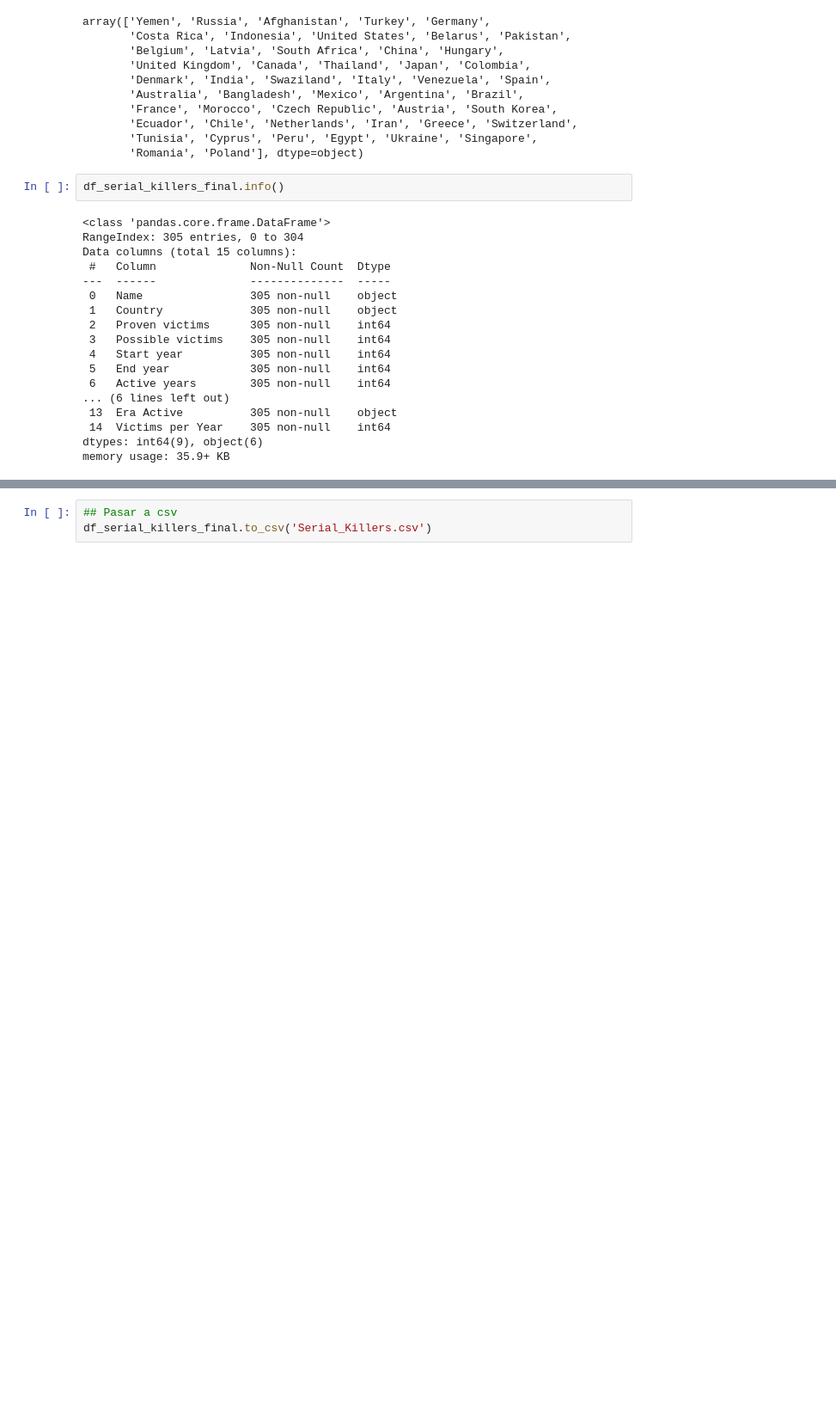
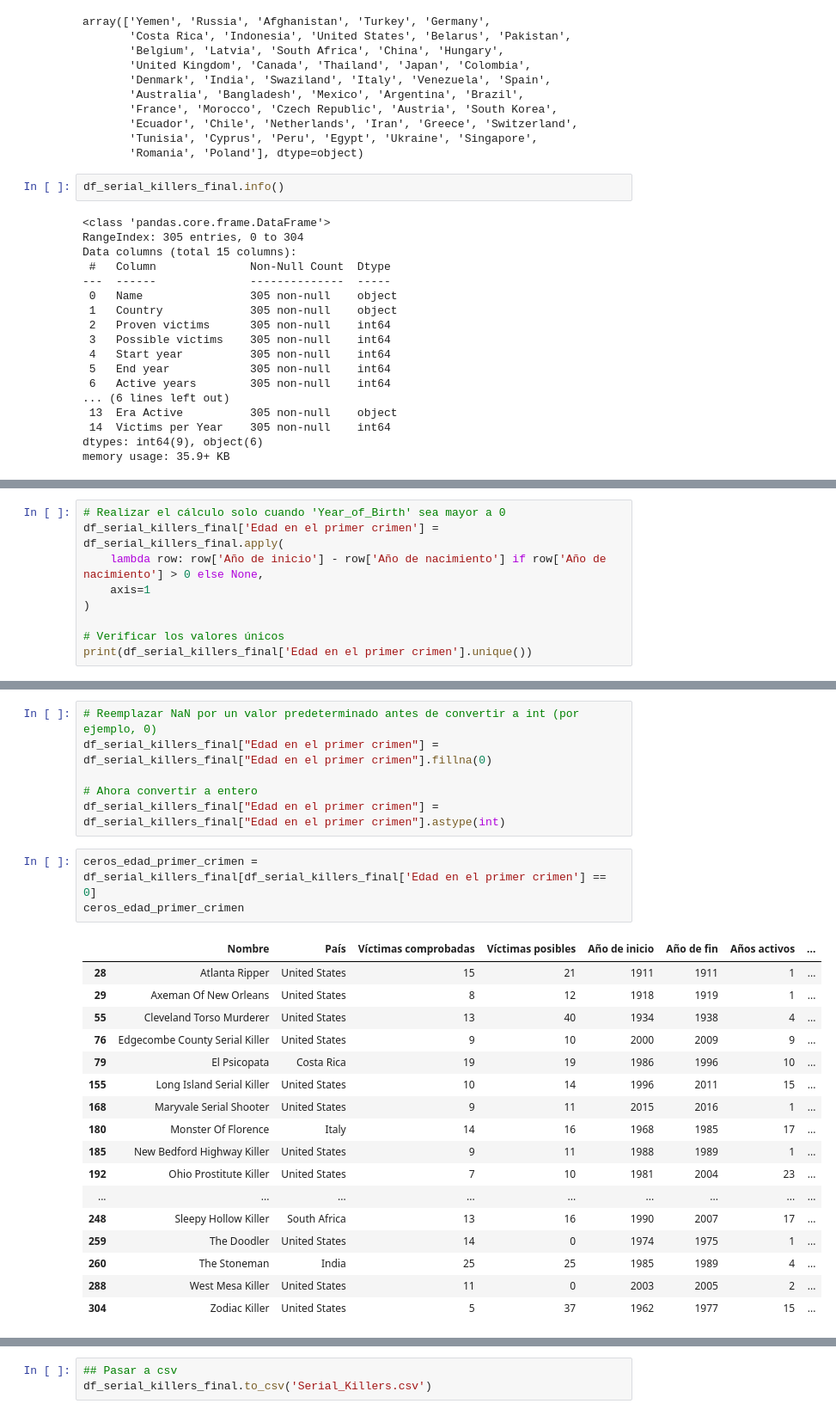
Before and after one commit to Ariana-Papantonio/promoK-modulo4-sprint2-pair-programming-rosana-ariana, a Jupyter notebook: EDA_serial_killers.ipynb, the cells around one changed output, grey strips where cells are left out. Shown: that part at 86% size. Drawn from its saved outputs; the diff is of its cells as text; blank space fills up the shorter version.

```diff
--- a/EDA_serial_killers.ipynb
+++ b/EDA_serial_killers.ipynb
@@ -1732,0 +1781,9 @@ memory usage: 35.9+ KB
+# %%
+# Realizar el cálculo solo cuando 'Year_of_Birth' sea mayor a 0
+df_serial_killers_final['Edad en el primer crimen'] = df_serial_killers_final.apply(
+    lambda row: row['Año de inicio'] - row['Año de nacimiento'] if row['Año de nacimiento'] > 0 else None,
+    axis=1
+)
+
+# Verificar los valores únicos
+print(df_serial_killers_final['Edad en el primer crimen'].unique())
@@ -1732,0 +1806,27 @@ memory usage: 35.9+ KB
+# %%
+# Reemplazar NaN por un valor predeterminado antes de convertir a int (por ejemplo, 0)
+df_serial_killers_final["Edad en el primer crimen"] = df_serial_killers_final["Edad en el primer crimen"].fillna(0)
+
+# Ahora convertir a entero
+df_serial_killers_final["Edad en el primer crimen"] = df_serial_killers_final["Edad en el primer crimen"].astype(int)
+# %%
+ceros_edad_primer_crimen =  df_serial_killers_final[df_serial_killers_final['Edad en el primer crimen'] == 0]
+ceros_edad_primer_crimen
+# %% [output]
+|  | Nombre | País | Víctimas comprobadas | Víctimas posibles | Año de inicio | Año de fin | Años activos | ... |
+| 28 | Atlanta Ripper | United States | 15 | 21 | 1911 | 1911 | 1 | ... |
+| 29 | Axeman Of New Orleans | United States | 8 | 12 | 1918 | 1919 | 1 | ... |
+| 55 | Cleveland Torso Murderer | United States | 13 | 40 | 1934 | 1938 | 4 | ... |
+| 76 | Edgecombe County Serial Killer | United States | 9 | 10 | 2000 | 2009 | 9 | ... |
+| 79 | El Psicopata | Costa Rica | 19 | 19 | 1986 | 1996 | 10 | ... |
+| 155 | Long Island Serial Killer | United States | 10 | 14 | 1996 | 2011 | 15 | ... |
+| 168 | Maryvale Serial Shooter | United States | 9 | 11 | 2015 | 2016 | 1 | ... |
+| 180 | Monster Of Florence | Italy | 14 | 16 | 1968 | 1985 | 17 | ... |
+| 185 | New Bedford Highway Killer | United States | 9 | 11 | 1988 | 1989 | 1 | ... |
+| 192 | Ohio Prostitute Killer | United States | 7 | 10 | 1981 | 2004 | 23 | ... |
+| ... | ... | ... | ... | ... | ... | ... | ... | ... |
+| 248 | Sleepy Hollow Killer | South Africa | 13 | 16 | 1990 | 2007 | 17 | ... |
+| 259 | The Doodler | United States | 14 | 0 | 1974 | 1975 | 1 | ... |
+| 260 | The Stoneman | India | 25 | 25 | 1985 | 1989 | 4 | ... |
+| 288 | West Mesa Killer | United States | 11 | 0 | 2003 | 2005 | 2 | ... |
+| 304 | Zodiac Killer | United States | 5 | 37 | 1962 | 1977 | 15 | ... |
```
Also changed, not shown: parts of 39 cells of this notebook, 3 other files.
